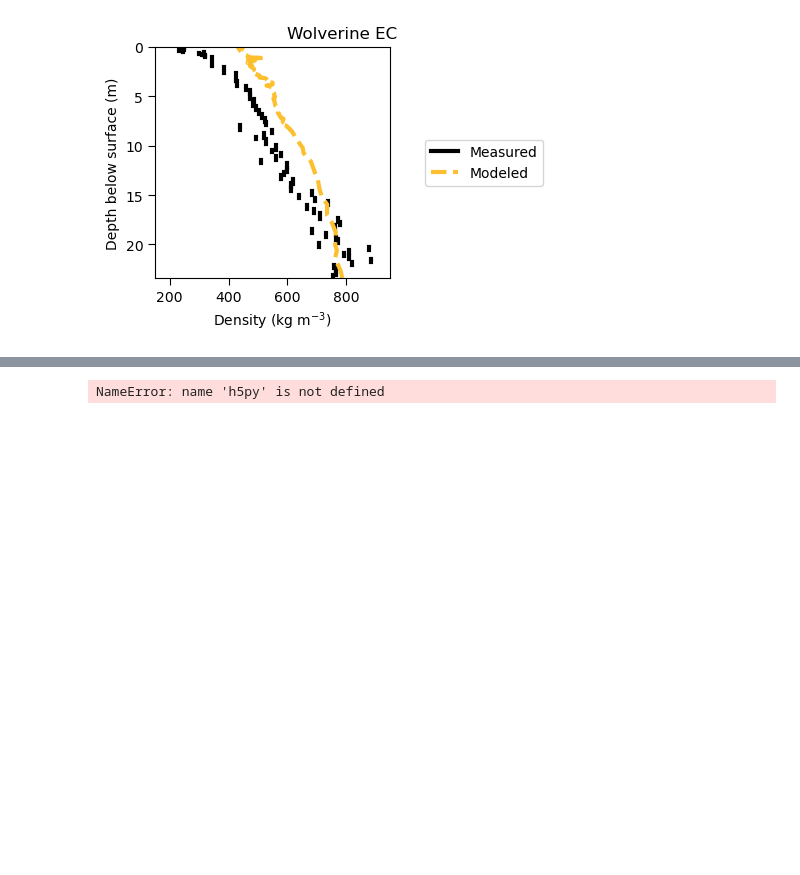
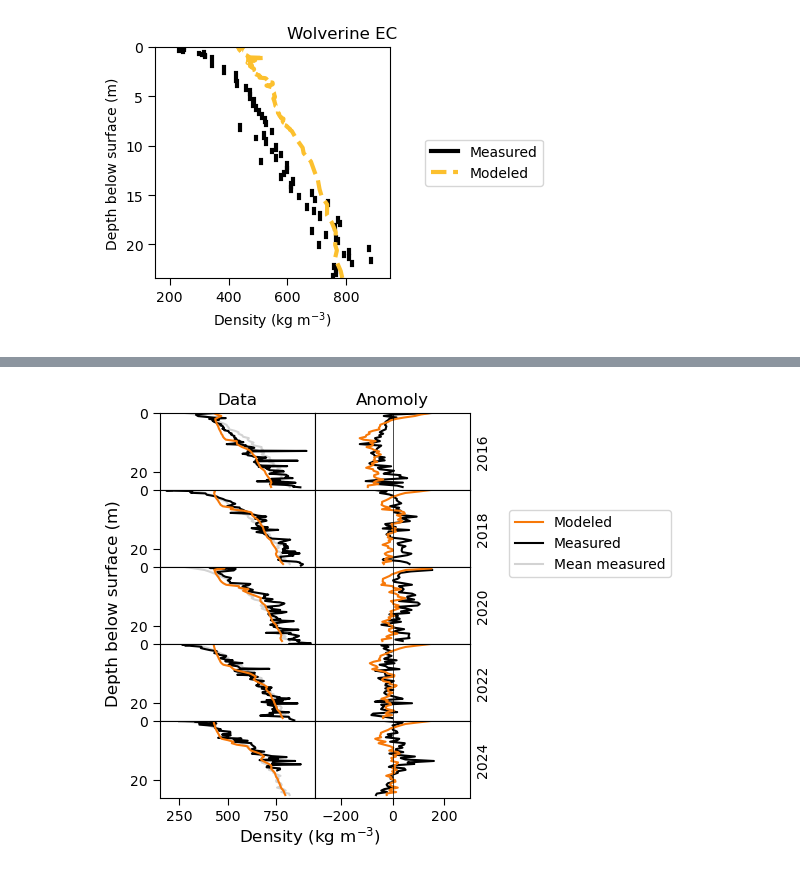
Before and after one commit to clairevwilson/CommunityFirnModel, a Jupyter notebook: CFM_main/firn_project.ipynb, the cells around one changed output, grey strips where cells are left out. Drawn from its saved outputs; the diff is of its cells as text; code cells hidden in the pictures; blank space fills up the shorter version.

```diff
--- a/CFM_main/firn_project.ipynb
+++ b/CFM_main/firn_project.ipynb
@@ -204,11 +143,11 @@ compare_sites(all_measured, all_modeled, sites)
 # %%
 # WOLVERINE ALL YEARS
 site = 'EC'
 glacier = 'wolverine' if site == 'EC' else 'kahiltna' if site == 'KPS' else 'gulkana'
-data = h5py.File(f'{glacier}{site}/CFMresults_{glacier}{site}_GSFC2020_0/CFMresults.hdf5','r')
+data = h5py.File(base_fp + f'Output/{glacier}{site}/{glacier}{site}_1_0/CFMresults.hdf5','r')
 # plot_wolverine_years(data, False)
-plot_years_together(data, site, False)
+plot_years_together(data, site, print_error=False, every=2, dates='spring', savefig = f'{glacier}{site}_firn_core_anomoly.png')
 # %% [output]
-NameError: name 'h5py' is not defined
+[figure, added]
 # %%
 # COMPARE DENSIFICATION SCHEMES
```
Also changed, not shown: parts of 9 cells of this notebook, 5 other files.
